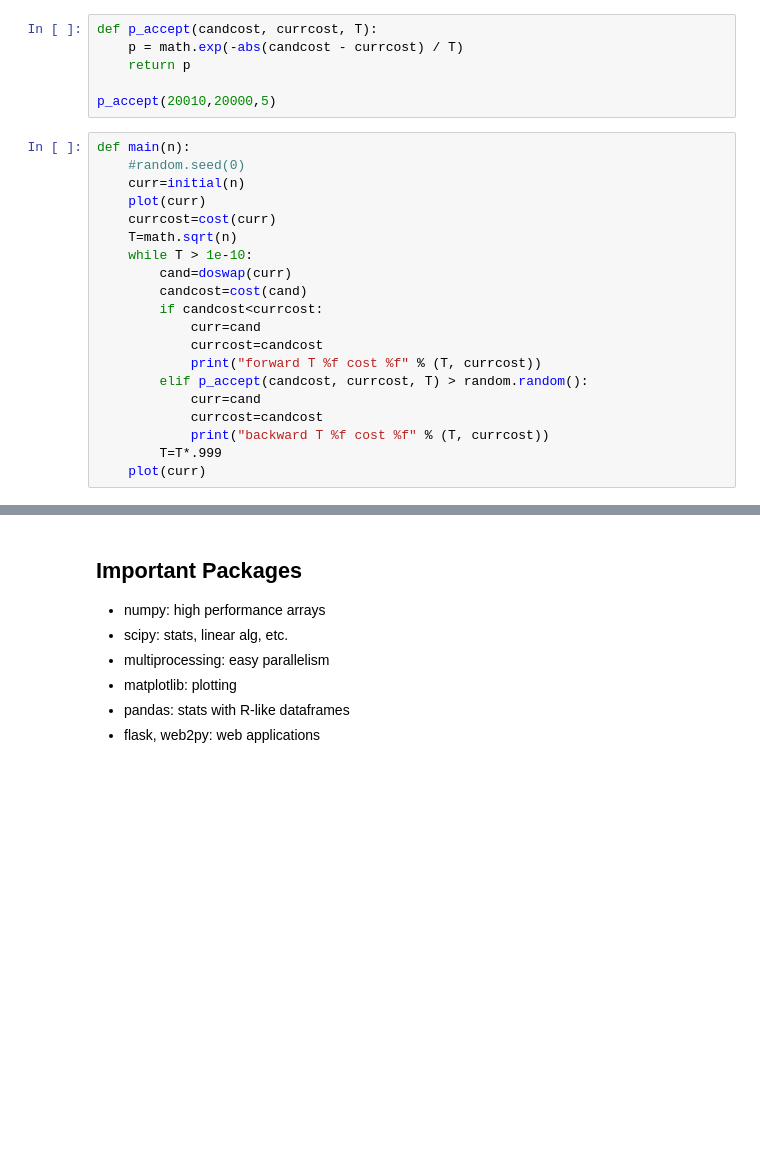
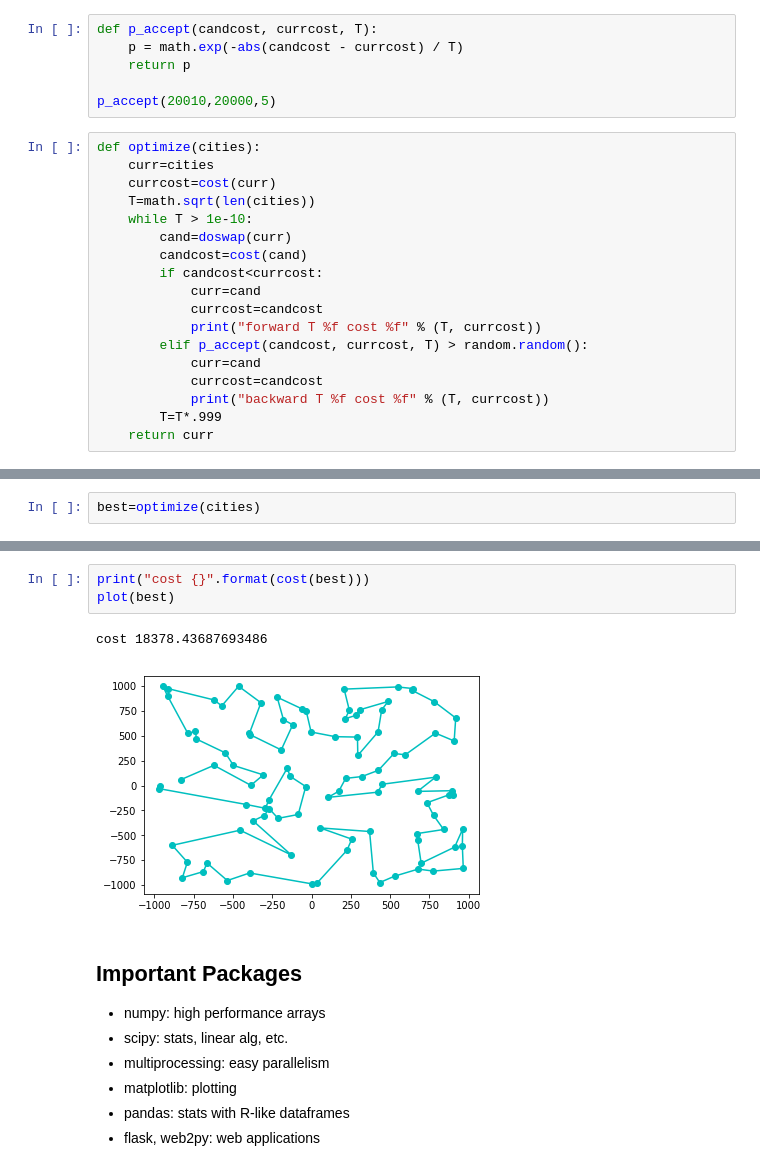
Before and after one commit to ycrc/Python-Bootcamp, a Jupyter notebook: PythonNotebook.ipynb, the cells around one changed output, grey strips where cells are left out. Saved outputs shown, nothing was run; the diff lists cells and outputs as text; blank space fills up the shorter version.

```diff
--- a/PythonNotebook.ipynb
+++ b/PythonNotebook.ipynb
@@ -700,12 +706,10 @@ def p_accept(candcost, currcost, T):
 
 p_accept(20010,20000,5)
 # %%
-def main(n):
-    #random.seed(0)
-    curr=initial(n)
-    plot(curr)
+def optimize(cities):
+    curr=cities
     currcost=cost(curr)
-    T=math.sqrt(n)
+    T=math.sqrt(len(cities))
     while T > 1e-10:
         cand=doswap(curr)
         candcost=cost(cand)
@@ -718,4 +722,4 @@ def main(n):
             currcost=candcost
             print("backward T %f cost %f" % (T, currcost))
         T=T*.999
-    plot(curr)
+    return curr
@@ -723,0 +733,2 @@ main(100)
+# %%
+best=optimize(cities)
@@ -724,3 +753,9 @@ main(100)
+# %%
+print("cost {}".format(cost(best)))
+plot(best)
+# %% [output]
+cost 18378.43687693486
+[figure, added]
 # %% [markdown]
 ## Important Packages
 - numpy: high performance arrays
```
Also changed, not shown: parts of 12 cells of this notebook, 1 other file.
